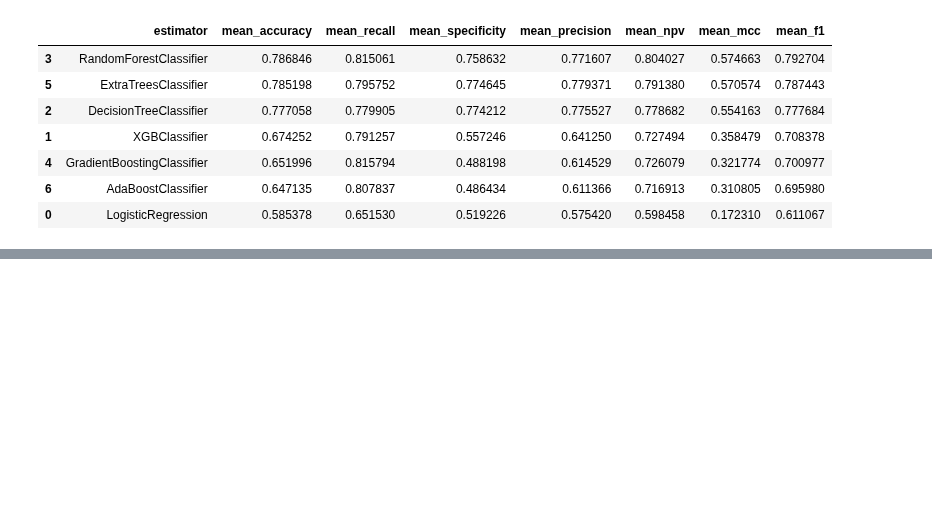
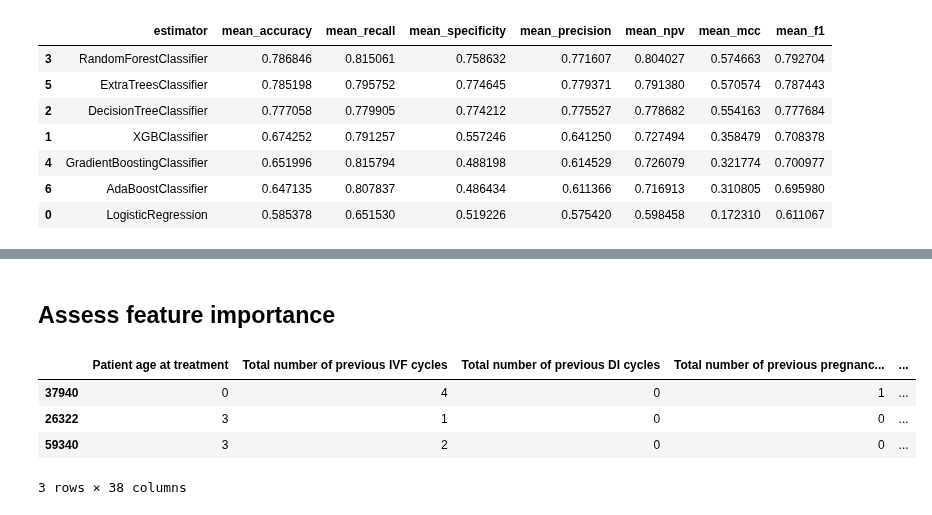
Before and after one commit to pswhdev/ivf-success-predictor, a Jupyter notebook: jupyter_notebooks/05 - Modeling and Evaluation Predict Success.ipynb, the cells around one changed output, grey strips where cells are left out. Saved outputs shown, nothing was run; the diff lists cells and outputs as text; code cells hidden in the pictures; blank space fills up the shorter version.

```diff
--- a/jupyter_notebooks/05 - Modeling and Evaluation Predict Success.ipynb
+++ b/jupyter_notebooks/05 - Modeling and Evaluation Predict Success.ipynb
@@ -930,0 +1022,10 @@ grid_search_summary
+# %% [markdown]
+## Assess feature importance
+# %%
+X_train.head(3)
+# %% [output]
+|  | Patient age at treatment | Total number of previous IVF cycles | Total number of previous DI cycles | Total number of previous pregnanc... | ... |
+| 37940 | 0 | 4 | 0 | 1 | ... |
+| 26322 | 3 | 1 | 0 | 0 | ... |
+| 59340 | 3 | 2 | 0 | 0 | ... |
+3 rows × 38 columns
```
Also changed, not shown: parts of 19 cells of this notebook.
